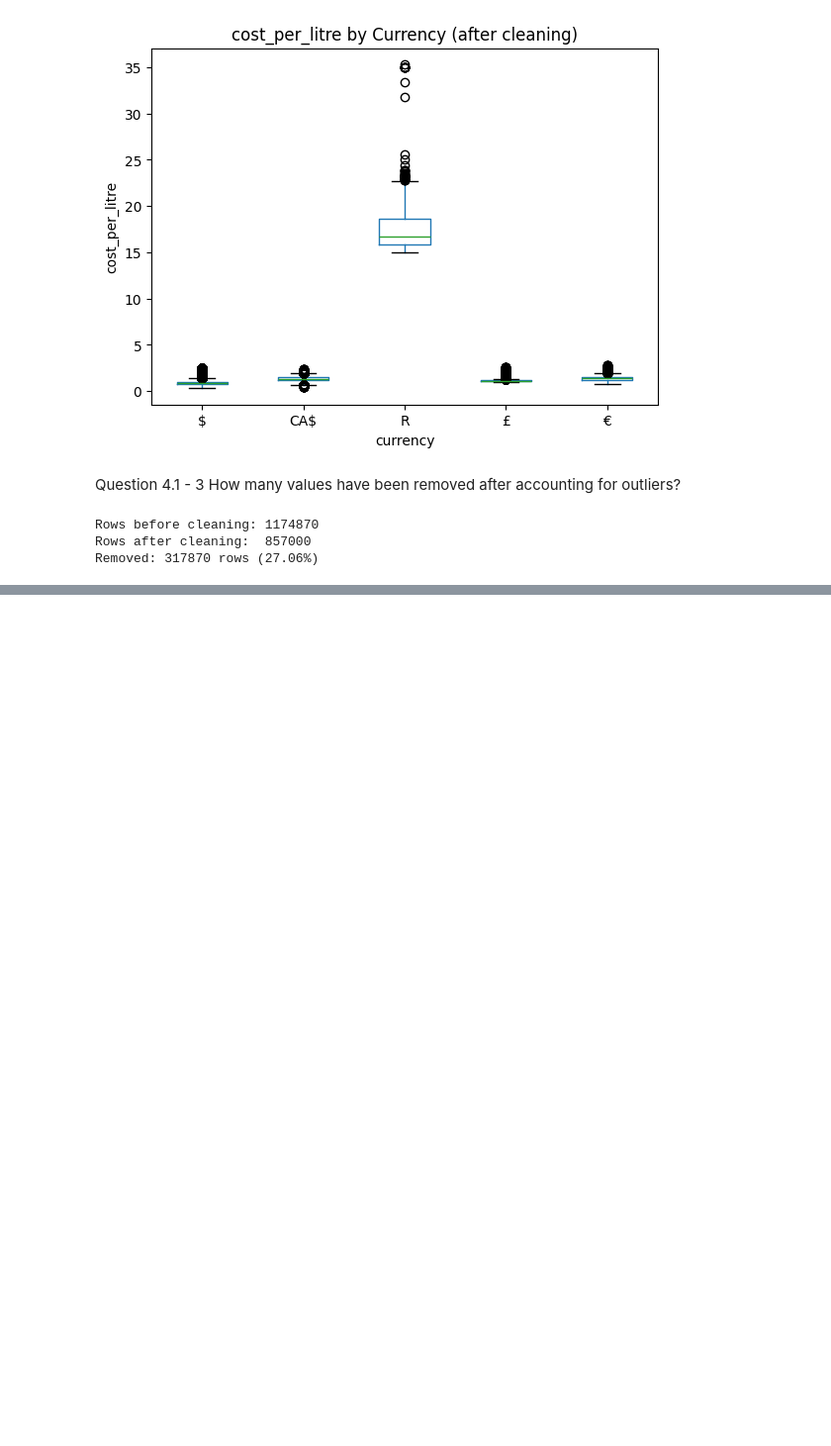
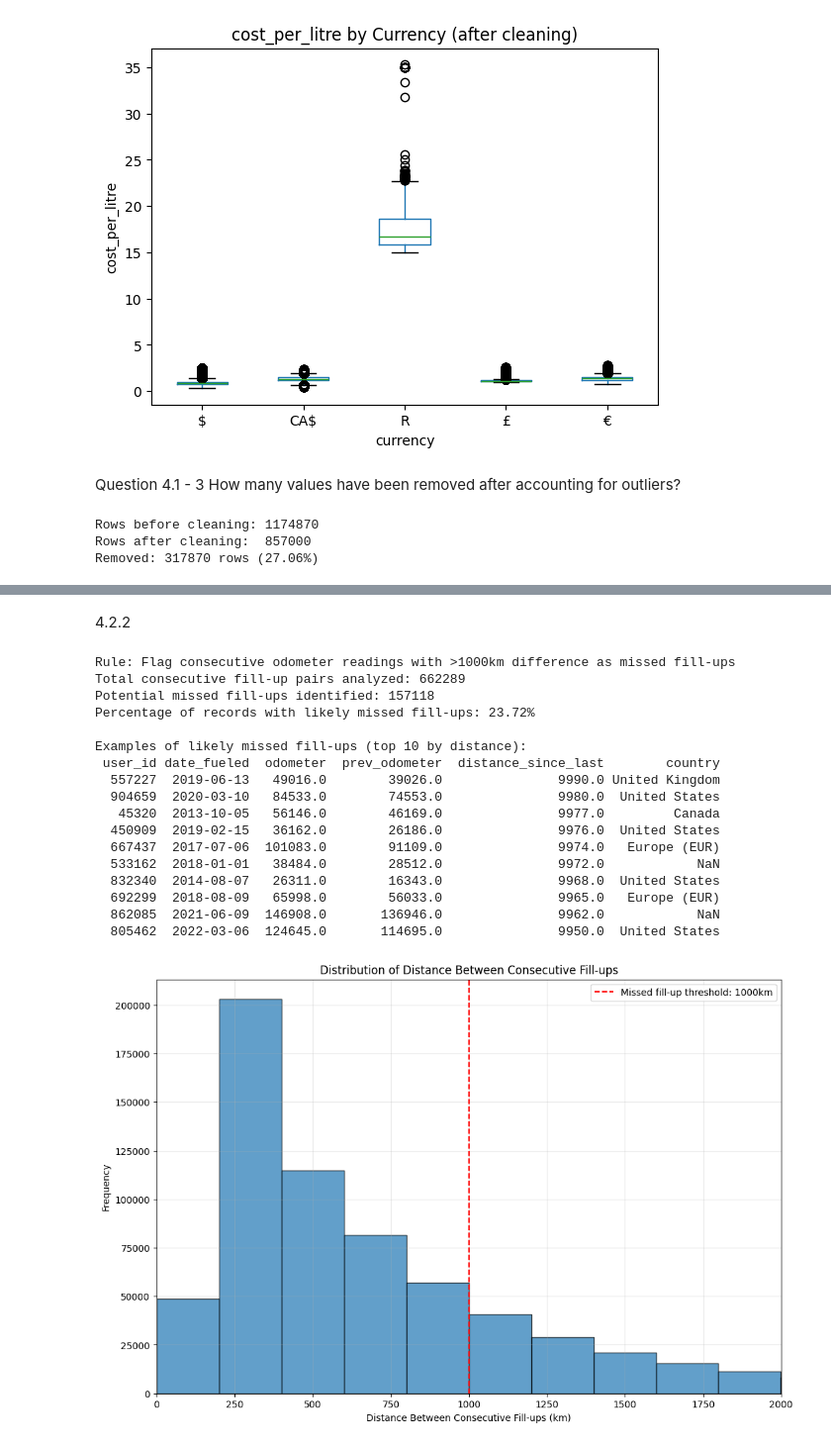
Before and after one commit to Ruaan1/DVE-Assignment, a Jupyter notebook: Notebook/Assignment1.ipynb, the cells around one changed output, grey strips where cells are left out. Shown at 99% size. Saved outputs shown, nothing was run; the diff lists cells and outputs as text; code cells hidden in the pictures; blank space fills up the shorter version.

```diff
--- a/Notebook/Assignment1.ipynb
+++ b/Notebook/Assignment1.ipynb
@@ -748,0 +842,64 @@ Removed: 317870 rows (27.06%)
+# %% [markdown]
+4.2.2
+# %%
+# Sort data by user and date to analyze sequential fill-ups
+df_sorted = df.sort_values(['user_id', 'date_fueled']).copy()
+
+# Calculate distance between consecutive fill-ups for each user
+df_sorted['prev_odometer'] = df_sorted.groupby('user_id')['odometer'].shift(1)
+df_sorted['distance_since_last'] = df_sorted['odometer'] - df_sorted['prev_odometer']
+
+# Remove unrealistic values (negative distances, very large jumps)
+df_sorted = df_sorted[(df_sorted['distance_since_last'] > 0) &
+                     (df_sorted['distance_since_last'] < 10000)]  # Assuming max 10,000 km between fill-ups
+
+# Basic rule: If distance since last fill-up is much larger than typical tank range
+# Most cars can travel 400-800km on a full tank
+# We'll flag distances > 1000km as likely missed fill-ups
+missed_fillup_threshold = 1000  # km
+
+missed_fillups = df_sorted[df_sorted['distance_since_last'] > missed_fillup_threshold]
+total_consecutive_records = df_sorted.dropna(subset=['distance_since_last']).shape[0]
+
+print(f"Rule: Flag consecutive odometer readings with >1000km difference as missed fill-ups")
+print(f"Total consecutive fill-up pairs analyzed: {total_consecutive_records}")
+print(f"Potential missed fill-ups identified: {len(missed_fillups)}")
+print(f"Percentage of records with likely missed fill-ups: {len(missed_fillups)/total_consecutive_records*100:.2f}%")
+
+# Show examples of missed fill-ups
+print("\nExamples of likely missed fill-ups (top 10 by distance):")
+examples = missed_fillups.nlargest(10, 'distance_since_last')[['user_id', 'date_fueled', 'odometer', 'prev_odometer', 'distance_since_last', 'country']]
+print(examples.to_string(index=False))
+
+# Plot distribution of distances between fill-ups
+plt.figure(figsize=(12, 8))
+distances = df_sorted['distance_since_last'].dropna()
+plt.hist(distances, bins=50, alpha=0.7, edgecolor='black')
+plt.axvline(missed_fillup_threshold, color='red', linestyle='--',
+           label=f'Missed fill-up threshold: {missed_fillup_threshold}km')
+plt.xlabel('Distance Between Consecutive Fill-ups (km)')
+plt.ylabel('Frequency')
+plt.title('Distribution of Distance Between Consecutive Fill-ups')
+plt.legend()
+plt.xlim(0, 2000)  # Focus on reasonable range
+plt.grid(True, alpha=0.3)
+plt.show()
+# %% [output]
+Rule: Flag consecutive odometer readings with >1000km difference as missed fill-ups
+Total consecutive fill-up pairs analyzed: 662289
+Potential missed fill-ups identified: 157118
+Percentage of records with likely missed fill-ups: 23.72%
+
+Examples of likely missed fill-ups (top 10 by distance):
+ user_id date_fueled  odometer  prev_odometer  distance_since_last        country
+  557227  2019-06-13   49016.0        39026.0               9990.0 United Kingdom
+  904659  2020-03-10   84533.0        74553.0               9980.0  United States
+   45320  2013-10-05   56146.0        46169.0               9977.0         Canada
+  450909  2019-02-15   36162.0        26186.0               9976.0  United States
+  667437  2017-07-06  101083.0        91109.0               9974.0   Europe (EUR)
+  533162  2018-01-01   38484.0        28512.0               9972.0            NaN
+  832340  2014-08-07   26311.0        16343.0               9968.0  United States
+  692299  2018-08-09   65998.0        56033.0               9965.0   Europe (EUR)
+  862085  2021-06-09  146908.0       136946.0               9962.0            NaN
+  805462  2022-03-06  124645.0       114695.0               9950.0  United States
+[figure, added]
```
Also changed, not shown: parts of 43 cells of this notebook.
